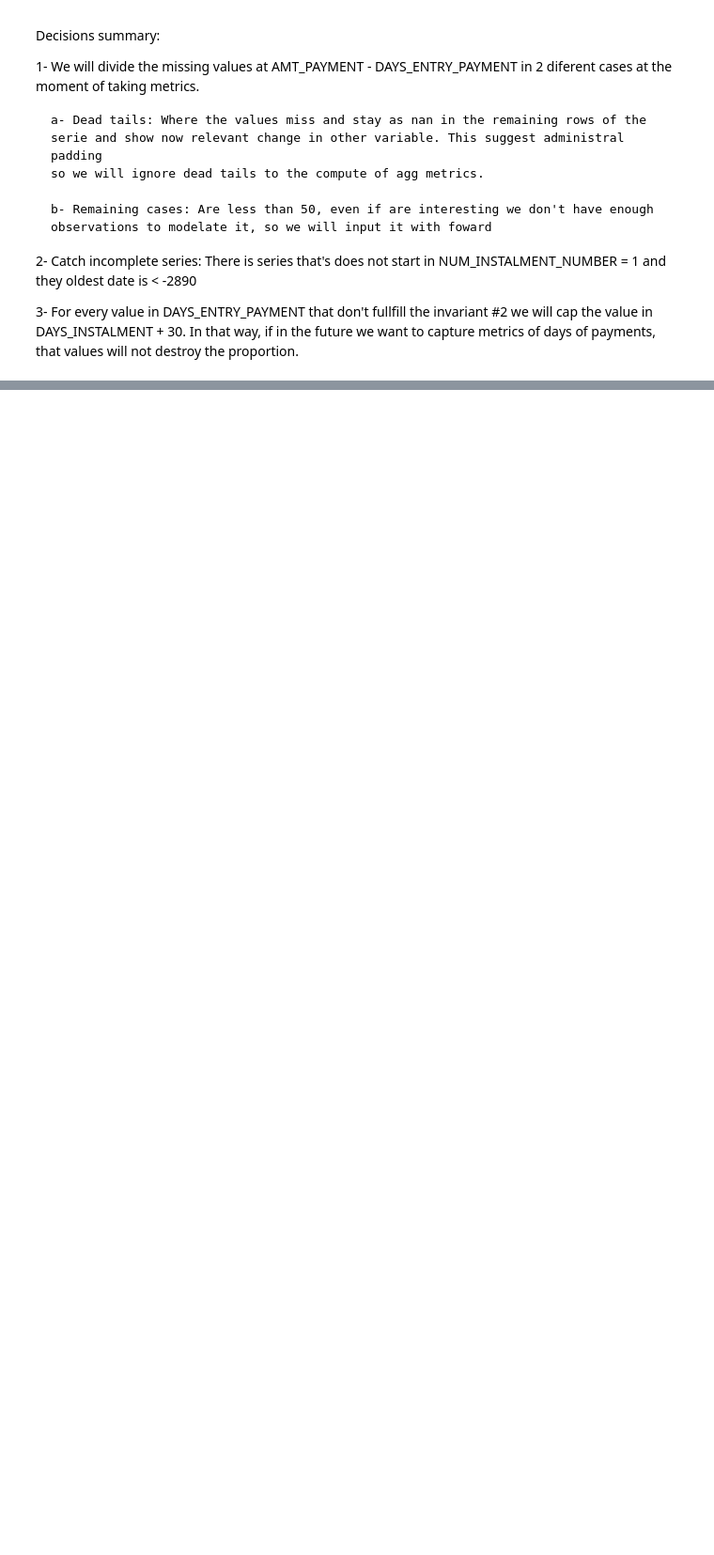
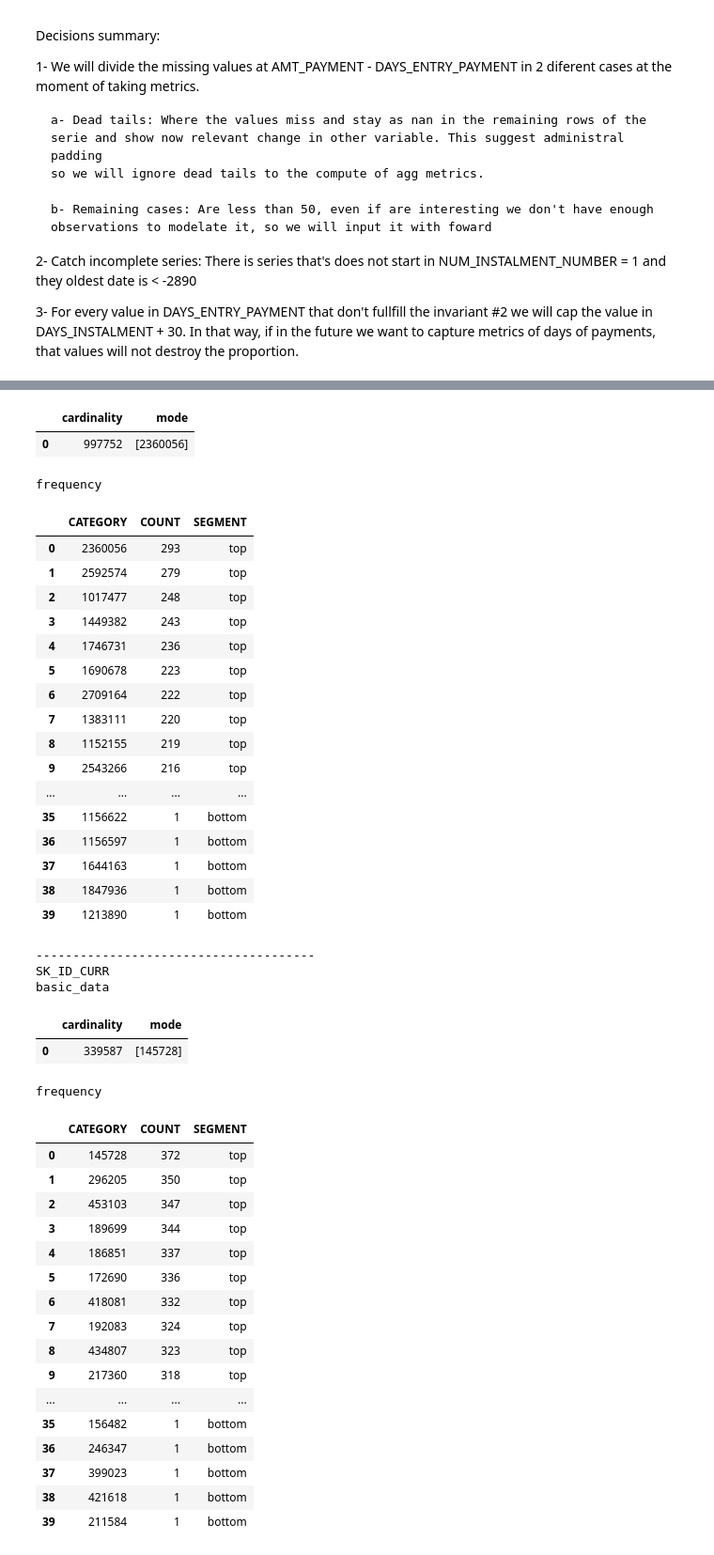
Before and after one commit to KuroEinzbern/Home-Credit-Default-Risk-Kaggle, a Jupyter notebook: notebooks/EDA/eda_installments_payments.ipynb, the cells around one changed output, grey strips where cells are left out. Shown at 94% size. Saved outputs shown, nothing was run; the diff lists cells and outputs as text; code cells hidden in the pictures; blank space fills up the shorter version.

```diff
--- a/notebooks/EDA/eda_installments_payments.ipynb
+++ b/notebooks/EDA/eda_installments_payments.ipynb
@@ -79,4 +86,5 @@ create_files_nulls_per_colmun(installments_payment_df,"installments_payment")
 # %%
 #2
 #runing screening script
-eda_per_table_printing_results(installments_payment_df,schema,"installments_payment",False)
+eda_per_table_printing_results(installments_payment_df,schema,"installments_payments",False)
+# %% [output]
@@ -82,0 +102,43 @@ eda_per_table_printing_results(installments_payment_df,schema,"installments_paym
+|  | cardinality | mode |
+| 0 | 997752 | [2360056] |
+frequency
+|  | CATEGORY | COUNT | SEGMENT |
+| 0 | 2360056 | 293 | top |
+| 1 | 2592574 | 279 | top |
+| 2 | 1017477 | 248 | top |
+| 3 | 1449382 | 243 | top |
+| 4 | 1746731 | 236 | top |
+| 5 | 1690678 | 223 | top |
+| 6 | 2709164 | 222 | top |
+| 7 | 1383111 | 220 | top |
+| 8 | 1152155 | 219 | top |
+| 9 | 2543266 | 216 | top |
+| ... | ... | ... | ... |
+| 35 | 1156622 | 1 | bottom |
+| 36 | 1156597 | 1 | bottom |
+| 37 | 1644163 | 1 | bottom |
+| 38 | 1847936 | 1 | bottom |
+| 39 | 1213890 | 1 | bottom |
+--------------------------------------
+SK_ID_CURR
+basic_data
+|  | cardinality | mode |
+| 0 | 339587 | [145728] |
+frequency
+|  | CATEGORY | COUNT | SEGMENT |
+| 0 | 145728 | 372 | top |
+| 1 | 296205 | 350 | top |
+| 2 | 453103 | 347 | top |
+| 3 | 189699 | 344 | top |
+| 4 | 186851 | 337 | top |
+| 5 | 172690 | 336 | top |
+| 6 | 418081 | 332 | top |
+| 7 | 192083 | 324 | top |
+| 8 | 434807 | 323 | top |
+| 9 | 217360 | 318 | top |
+| ... | ... | ... | ... |
+| 35 | 156482 | 1 | bottom |
+| 36 | 246347 | 1 | bottom |
+| 37 | 399023 | 1 | bottom |
+| 38 | 421618 | 1 | bottom |
+| 39 | 211584 | 1 | bottom |
```
Also changed, not shown: parts of 14 cells of this notebook, 8 other files.
